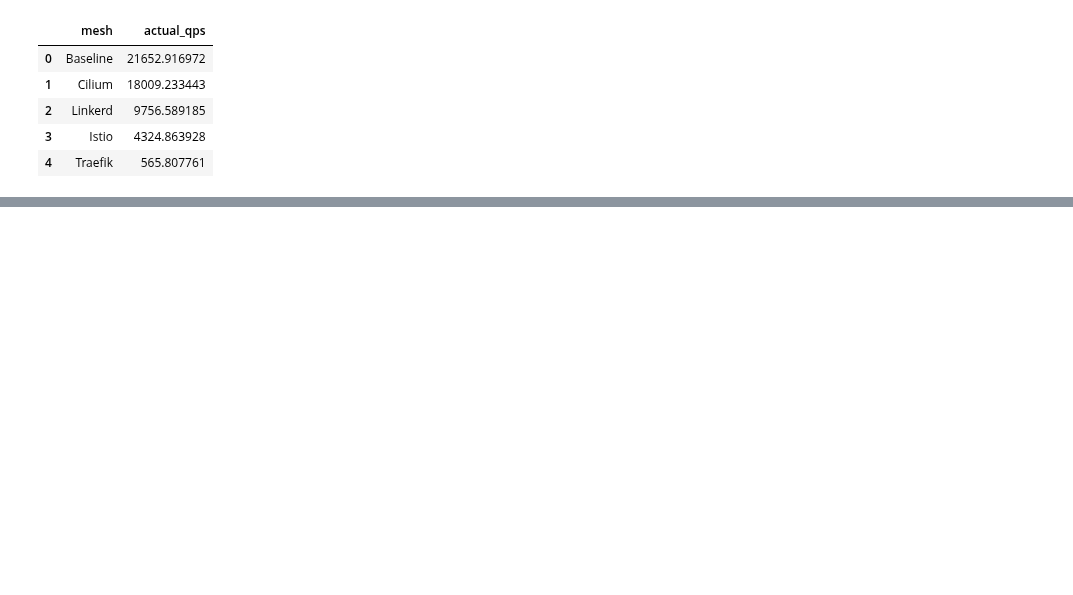
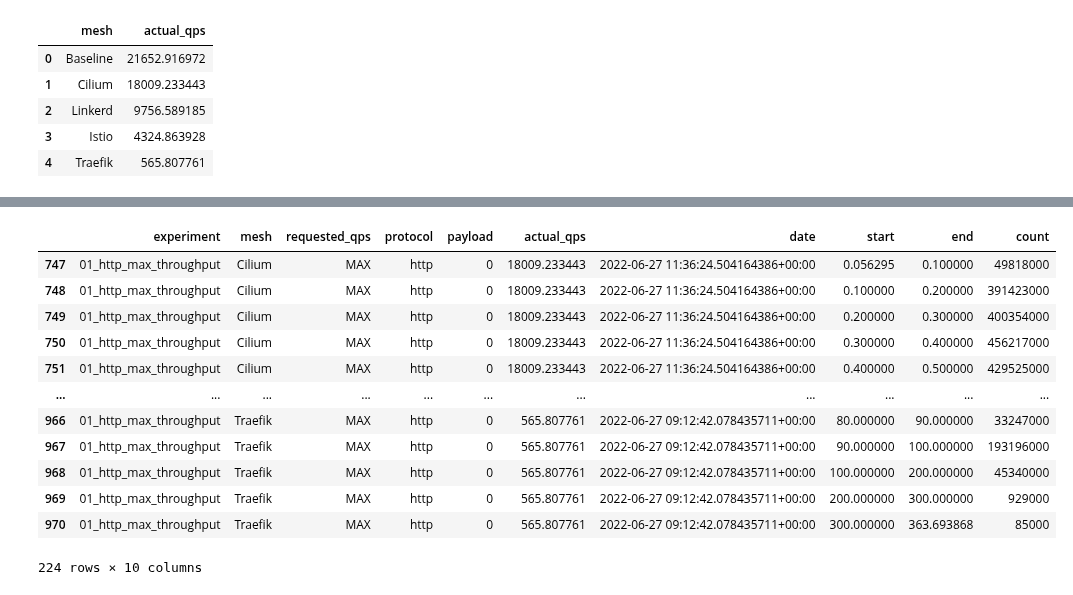
Before and after one commit to RichardBieringa/mesh-bench, a Jupyter notebook: viz/10_http_max_throughput.ipynb, the cells around one changed output, grey strips where cells are left out. Cells and saved outputs as stored; diff of their text form; code cells hidden in the pictures; blank space fills up the shorter version.

```diff
--- a/viz/10_http_max_throughput.ipynb
+++ b/viz/10_http_max_throughput.ipynb
@@ -101,0 +103,18 @@ fig.savefig(plot_dir / "exp-01_maximum_throughput_bar.pdf")
+# %%
+# Prep data
+df = fortio_df[fortio_df["experiment"] == "01_http_max_throughput"]
+df
+# %% [output]
+|  | experiment | mesh | requested_qps | protocol | payload | actual_qps | date | start | end | count |
+| 747 | 01_http_max_throughput | Cilium | MAX | http | 0 | 18009.233443 | 2022-06-27 11:36:24.504164386+00:00 | 0.056295 | 0.100000 | 49818000 |
+| 748 | 01_http_max_throughput | Cilium | MAX | http | 0 | 18009.233443 | 2022-06-27 11:36:24.504164386+00:00 | 0.100000 | 0.200000 | 391423000 |
+| 749 | 01_http_max_throughput | Cilium | MAX | http | 0 | 18009.233443 | 2022-06-27 11:36:24.504164386+00:00 | 0.200000 | 0.300000 | 400354000 |
+| 750 | 01_http_max_throughput | Cilium | MAX | http | 0 | 18009.233443 | 2022-06-27 11:36:24.504164386+00:00 | 0.300000 | 0.400000 | 456217000 |
+| 751 | 01_http_max_throughput | Cilium | MAX | http | 0 | 18009.233443 | 2022-06-27 11:36:24.504164386+00:00 | 0.400000 | 0.500000 | 429525000 |
+| ... | ... | ... | ... | ... | ... | ... | ... | ... | ... | ... |
+| 966 | 01_http_max_throughput | Traefik | MAX | http | 0 | 565.807761 | 2022-06-27 09:12:42.078435711+00:00 | 80.000000 | 90.000000 | 33247000 |
+| 967 | 01_http_max_throughput | Traefik | MAX | http | 0 | 565.807761 | 2022-06-27 09:12:42.078435711+00:00 | 90.000000 | 100.000000 | 193196000 |
+| 968 | 01_http_max_throughput | Traefik | MAX | http | 0 | 565.807761 | 2022-06-27 09:12:42.078435711+00:00 | 100.000000 | 200.000000 | 45340000 |
+| 969 | 01_http_max_throughput | Traefik | MAX | http | 0 | 565.807761 | 2022-06-27 09:12:42.078435711+00:00 | 200.000000 | 300.000000 | 929000 |
+| 970 | 01_http_max_throughput | Traefik | MAX | http | 0 | 565.807761 | 2022-06-27 09:12:42.078435711+00:00 | 300.000000 | 363.693868 | 85000 |
+224 rows × 10 columns
```
Also changed, not shown: parts of 4 cells of this notebook, 1 other file.
